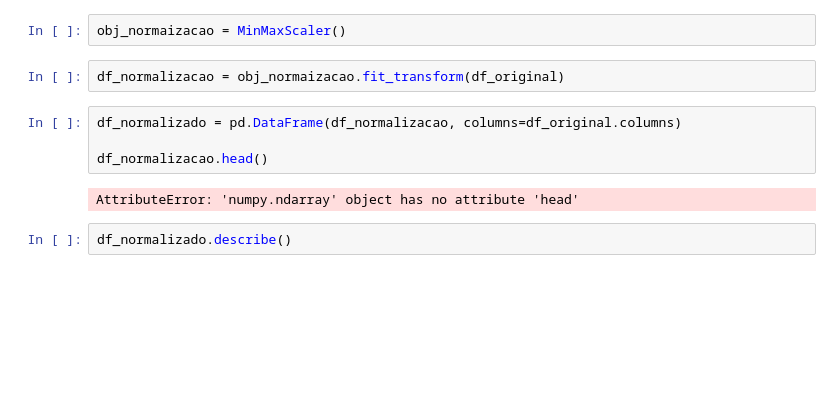
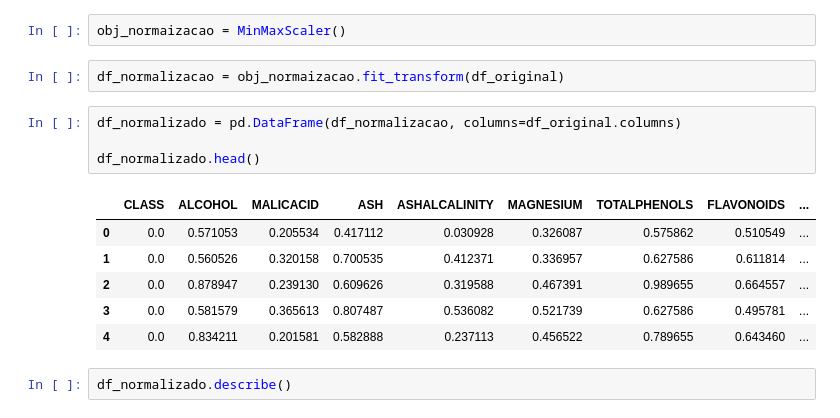
Before and after one commit to jesieldossantos/Curso-IA, a Jupyter notebook: modelos/knn/svm/analise.ipynb, the cells around one changed output. Saved outputs shown, nothing was run; the diff lists cells and outputs as text; blank space fills up the shorter version.

```diff
--- a/modelos/knn/svm/analise.ipynb
+++ b/modelos/knn/svm/analise.ipynb
@@ -95,9 +95,14 @@ df_normalizacao = obj_normaizacao.fit_transform(df_original)
 # %%
 df_normalizado = pd.DataFrame(df_normalizacao, columns=df_original.columns)
 
-df_normalizacao.head()
+df_normalizado.head()
 # %% [output]
-AttributeError: 'numpy.ndarray' object has no attribute 'head'
+|  | CLASS | ALCOHOL | MALICACID | ASH | ASHALCALINITY | MAGNESIUM | TOTALPHENOLS | FLAVONOIDS | ... |
+| 0 | 0.0 | 0.571053 | 0.205534 | 0.417112 | 0.030928 | 0.326087 | 0.575862 | 0.510549 | ... |
+| 1 | 0.0 | 0.560526 | 0.320158 | 0.700535 | 0.412371 | 0.336957 | 0.627586 | 0.611814 | ... |
+| 2 | 0.0 | 0.878947 | 0.239130 | 0.609626 | 0.319588 | 0.467391 | 0.989655 | 0.664557 | ... |
+| 3 | 0.0 | 0.581579 | 0.365613 | 0.807487 | 0.536082 | 0.521739 | 0.627586 | 0.495781 | ... |
+| 4 | 0.0 | 0.834211 | 0.201581 | 0.582888 | 0.237113 | 0.456522 | 0.789655 | 0.643460 | ... |
 # %%
 df_normalizado.describe()
 # %% [output]
```
Also changed, not shown: parts of 2 cells of this notebook, 1 other file.
